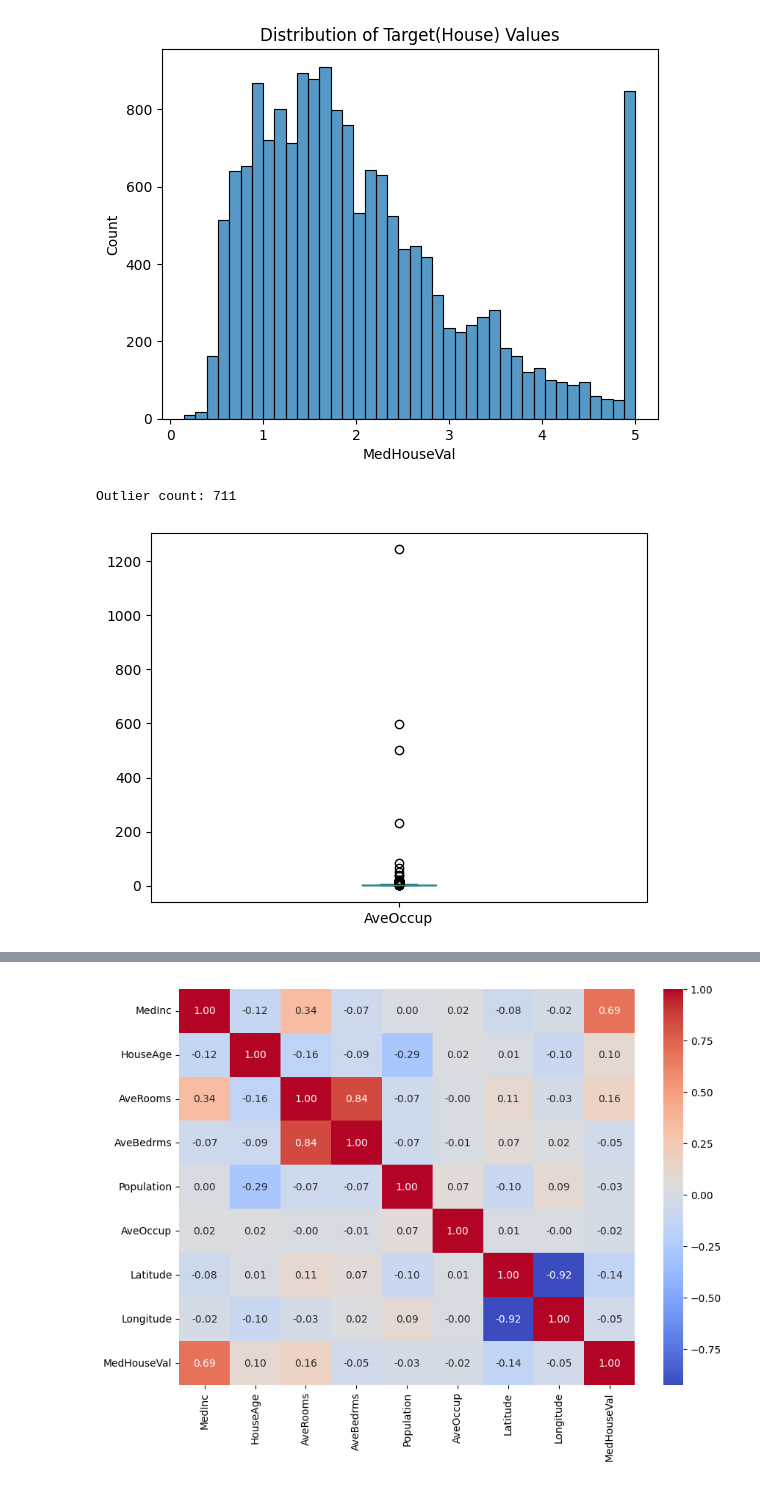
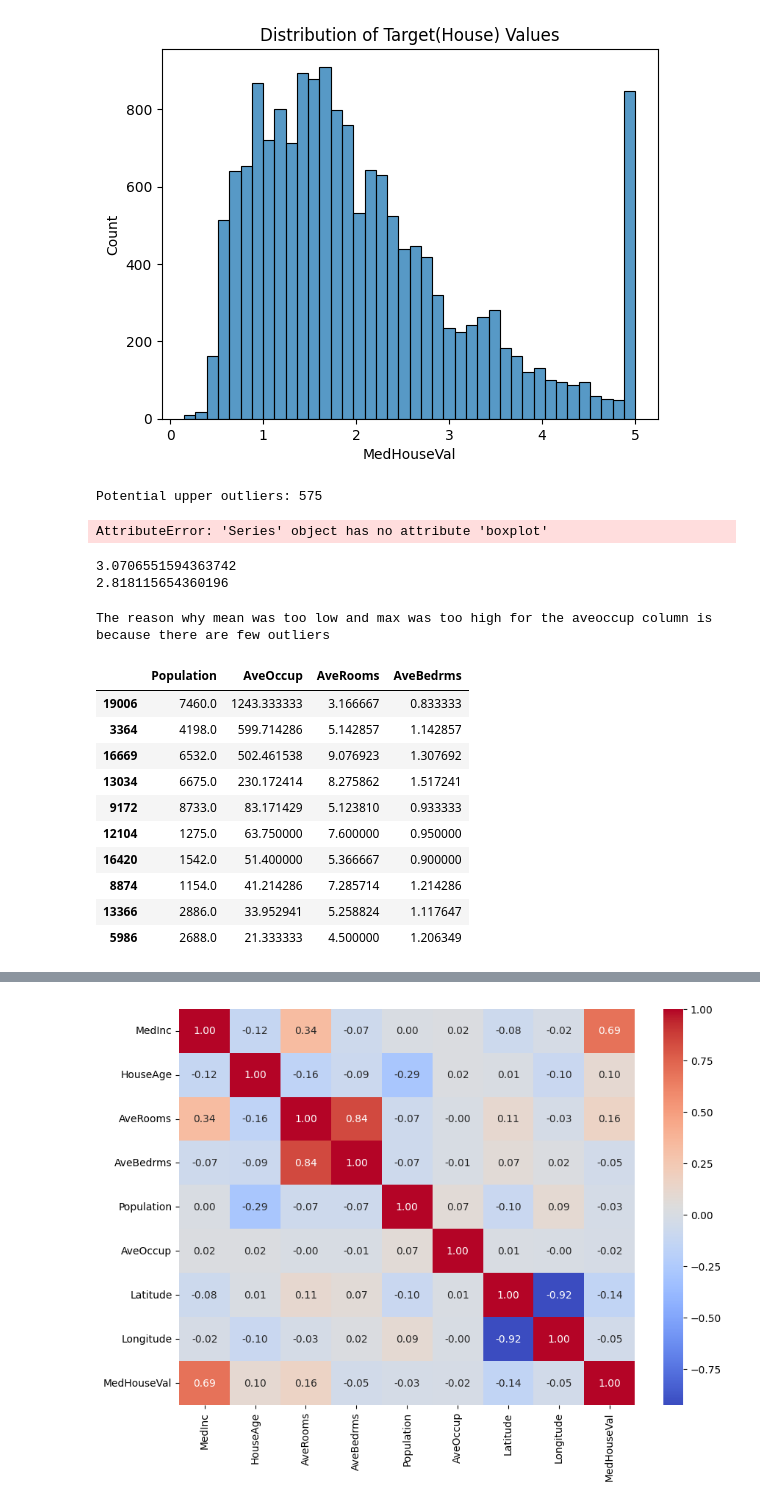
Before and after one commit to say-ahmedi/DS_PROJECTS, a Jupyter notebook: 07_machine_learning/projects/01_california_housing/housing_california.ipynb, the cells around one changed output, grey strips where cells are left out. Drawn from its saved outputs; the diff is of its cells as text; code cells hidden in the pictures.

```diff
--- a/07_machine_learning/projects/01_california_housing/housing_california.ipynb
+++ b/07_machine_learning/projects/01_california_housing/housing_california.ipynb
@@ -199,20 +246,49 @@ plt.show()
 # %% [output]
 [figure]
 # %%
-# df['AveOccup'].plot(kind='box')
+### Explore AveOccup column in order to understand
+q1 = X_train["AveOccup"].quantile(0.25)
+q3 = X_train["AveOccup"].quantile(0.75)
 
-q1 = np.percentile(df['AveOccup'],25)
-q3 = np.percentile(df['AveOccup'],75)
-iqr = q3-q1
+iqr = q3 - q1
+upper_bound = q3 + 1.5 * iqr
 
-low_bound = q1-1.5*iqr
-up_bound = q3+1.5*iqr
-outliers = df[(df['AveOccup']<low_bound)|(df['AveOccup']>up_bound)]
-print("Outlier count:",len(outliers))
+suspected_outliers = X_train[
+    X_train["AveOccup"] > upper_bound
+]
+
+print("Potential upper outliers:", len(suspected_outliers))
 # %% [output]
-Outlier count: 711
+Potential upper outliers: 575
 # %%
-df['AveOccup'].plot(kind='box')
+X_train['AveOccup'].boxplot()
 plt.show()
 # %% [output]
-[figure, removed]
+AttributeError: 'Series' object has no attribute 'boxplot'
+# %%
+print(df['AveOccup'].mean())
+print(df['AveOccup'].median())
+# %% [output]
+3.0706551594363742
+2.818115654360196
+# %%
+print('The reason why mean was too low and max was too high for the aveoccup column is because there are few outliers ')
+print('As i understood AveOccup is the number of population(people) who live in the whole separate block and each row is separate house blocks,?')
+# %% [output]
+The reason why mean was too low and max was too high for the aveoccup column is because there are few outliers
+# %%
+df.nlargest(10,'AveOccup')[
+    ['Population','AveOccup','AveRooms','AveBedrms']
+]
+# %% [output]
+|  | Population | AveOccup | AveRooms | AveBedrms |
+| 19006 | 7460.0 | 1243.333333 | 3.166667 | 0.833333 |
+| 3364 | 4198.0 | 599.714286 | 5.142857 | 1.142857 |
+| 16669 | 6532.0 | 502.461538 | 9.076923 | 1.307692 |
+| 13034 | 6675.0 | 230.172414 | 8.275862 | 1.517241 |
+| 9172 | 8733.0 | 83.171429 | 5.123810 | 0.933333 |
+| 12104 | 1275.0 | 63.750000 | 7.600000 | 0.950000 |
+| 16420 | 1542.0 | 51.400000 | 5.366667 | 0.900000 |
+| 8874 | 1154.0 | 41.214286 | 7.285714 | 1.214286 |
+| 13366 | 2886.0 | 33.952941 | 5.258824 | 1.117647 |
+| 5986 | 2688.0 | 21.333333 | 4.500000 | 1.206349 |
```
Also changed, not shown: parts of 5 cells of this notebook, 26 other files.
